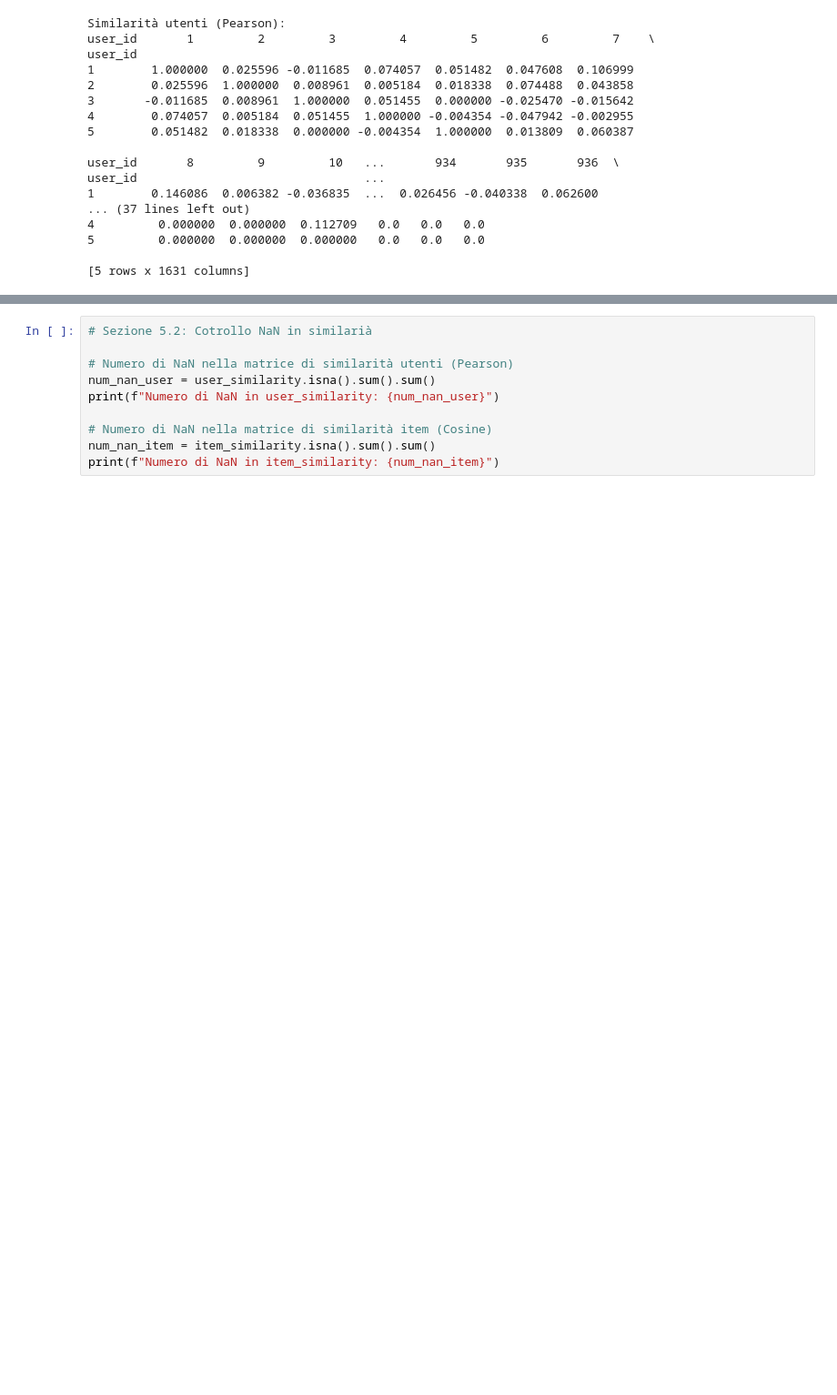
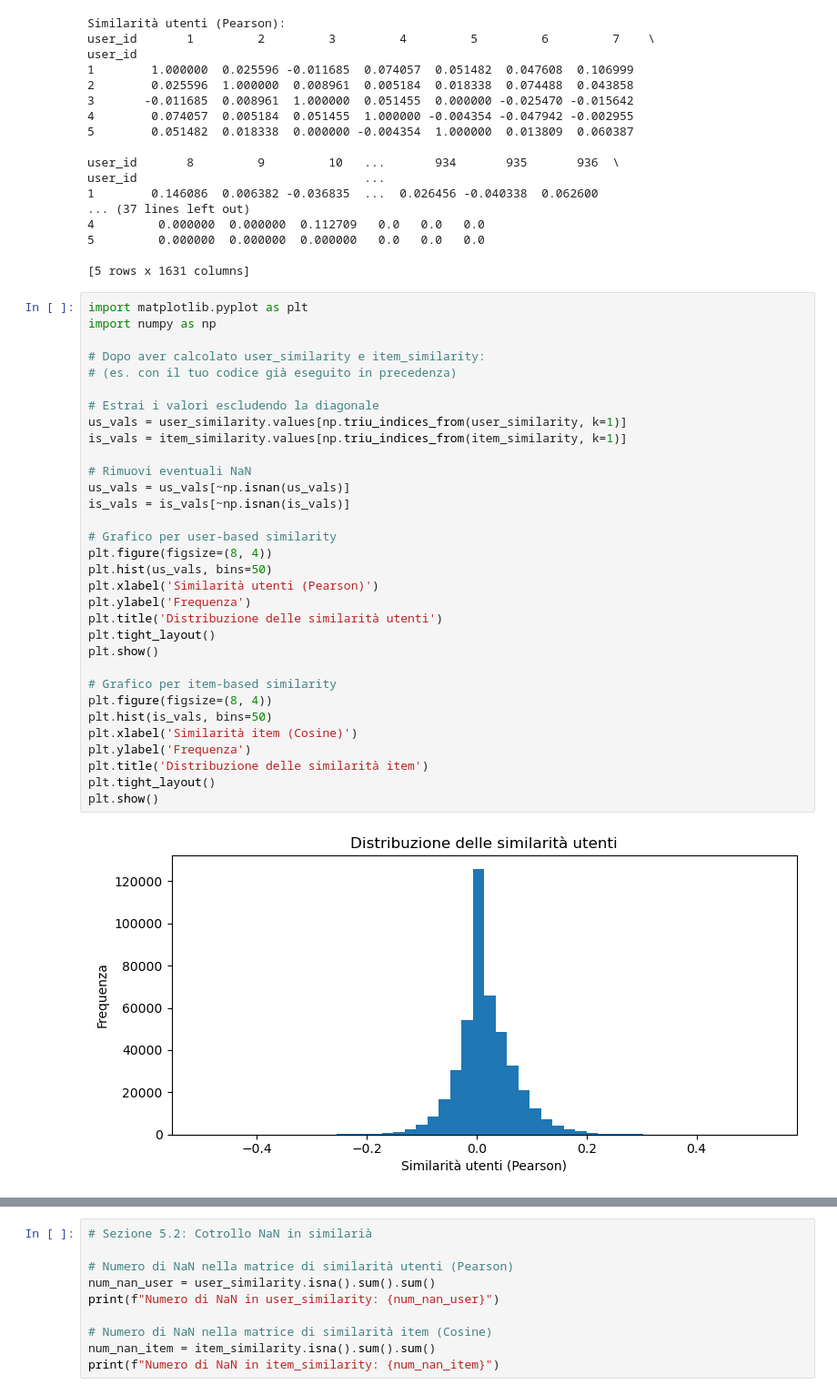
Before and after one commit to ChrisLoc2001/Recommender-Systems, a Jupyter notebook: Hybrid-User-Based/hybrid-user-item-based-ml100k.ipynb, the cells around one changed output, grey strips where cells are left out. Shown at 91% size. Cells and saved outputs as stored; diff of their text form; blank space fills up the shorter version.

```diff
--- a/Hybrid-User-Based/hybrid-user-item-based-ml100k.ipynb
+++ b/Hybrid-User-Based/hybrid-user-item-based-ml100k.ipynb
@@ -147,3 +185,37 @@ user_id                                ...
 5         0.000000  0.000000  0.000000   0.0   0.0   0.0
 
 [5 rows x 1631 columns]
+# %%
+import matplotlib.pyplot as plt
+import numpy as np
+
+# Dopo aver calcolato user_similarity e item_similarity:
+# (es. con il tuo codice già eseguito in precedenza)
+
+# Estrai i valori escludendo la diagonale
+us_vals = user_similarity.values[np.triu_indices_from(user_similarity, k=1)]
+is_vals = item_similarity.values[np.triu_indices_from(item_similarity, k=1)]
+
+# Rimuovi eventuali NaN
+us_vals = us_vals[~np.isnan(us_vals)]
+is_vals = is_vals[~np.isnan(is_vals)]
+
+# Grafico per user-based similarity
+plt.figure(figsize=(8, 4))
+plt.hist(us_vals, bins=50)
+plt.xlabel('Similarità utenti (Pearson)')
+plt.ylabel('Frequenza')
+plt.title('Distribuzione delle similarità utenti')
+plt.tight_layout()
+plt.show()
+
+# Grafico per item-based similarity
+plt.figure(figsize=(8, 4))
+plt.hist(is_vals, bins=50)
+plt.xlabel('Similarità item (Cosine)')
+plt.ylabel('Frequenza')
+plt.title('Distribuzione delle similarità item')
+plt.tight_layout()
+plt.show()
+# %% [output]
+[figure, added]
```
Also changed, not shown: parts of 10 cells of this notebook, 4 other files.
